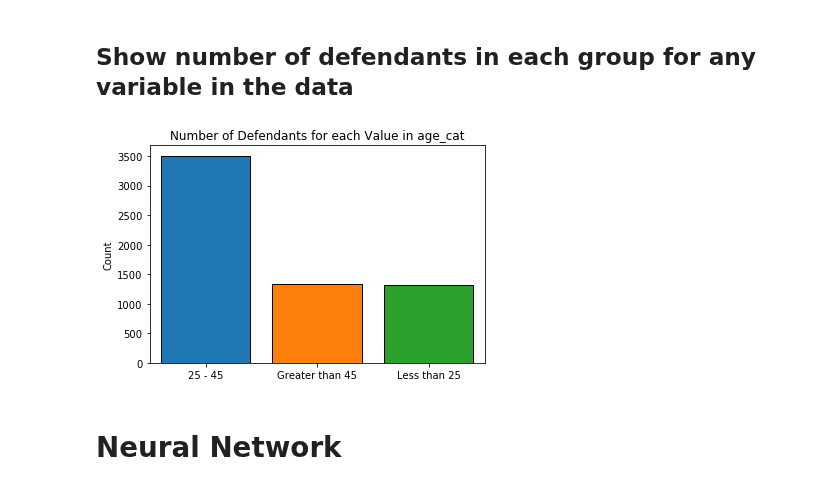
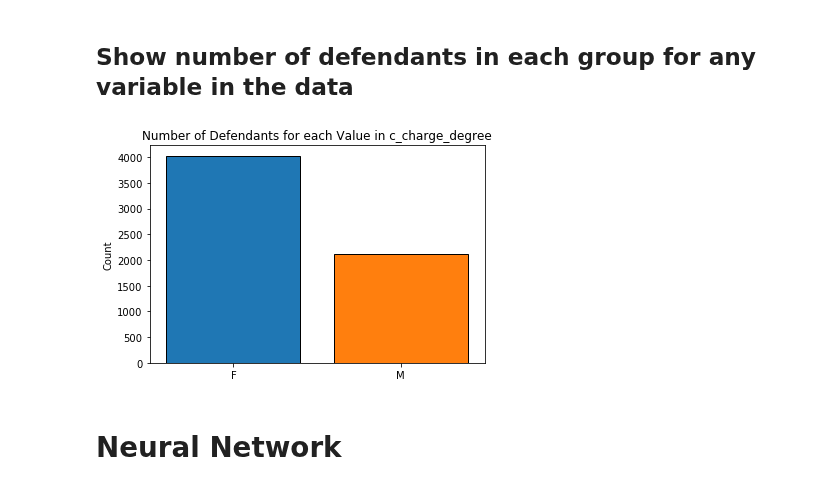
Before and after one commit to oskarwiese/fagprojekt, a Jupyter notebook: src/Classifier_notebook.ipynb, the cells around one changed output. Drawn from its saved outputs; the diff is of its cells as text; code cells hidden in the pictures.

```diff
--- a/src/Classifier_notebook.ipynb
+++ b/src/Classifier_notebook.ipynb
@@ -567,23 +567,23 @@ plt.show()
 # %%
 from matplotlib import ticker
 
-var = "age_cat"
+var = "c_charge_degree"
 vals = np.sort(data[var].unique())
 nums = np.array([])
 for val in vals:
     nums = np.append(nums, len(data[data[var] == val]))
 
 chart = sb.barplot(vals, nums, data = data, edgecolor=(0,0,0), linewidth=1, saturation = 1)
 if len(vals) > 25:
     chart.xaxis.set_major_locator(ticker.MultipleLocator(5))
     chart.xaxis.set_major_formatter(ticker.ScalarFormatter())
 elif len(vals) > 10:
     chart.set_xticklabels(chart.get_xticklabels(), rotation=-45, horizontalalignment='center', fontsize="small")
 plt.ylabel("Count")
 plt.title(f"Number of Defendants for each Value in {var}")
 plt.show()
 # %% [output]
-[figure, old version]
+[figure, new version]
 # %%
 # Define subsection of data to use for classification
 categoricals = ["c_charge_degree", "race", "age_cat", "sex"]
```
Also changed, not shown: 5 other files.
